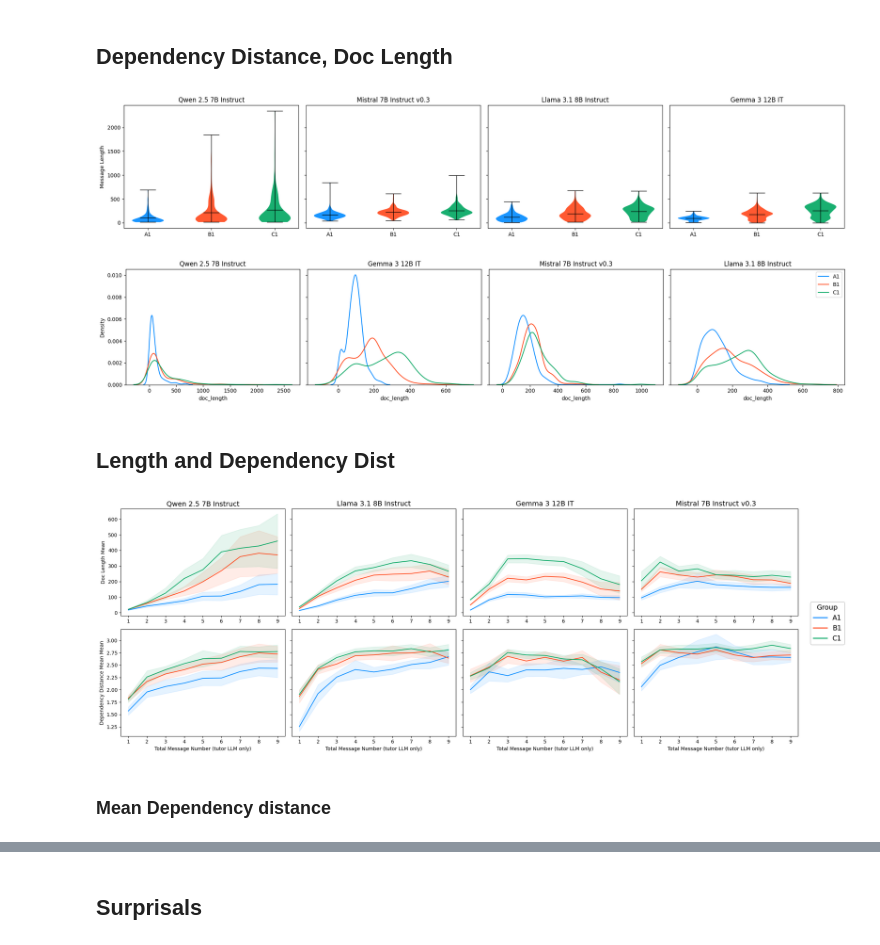
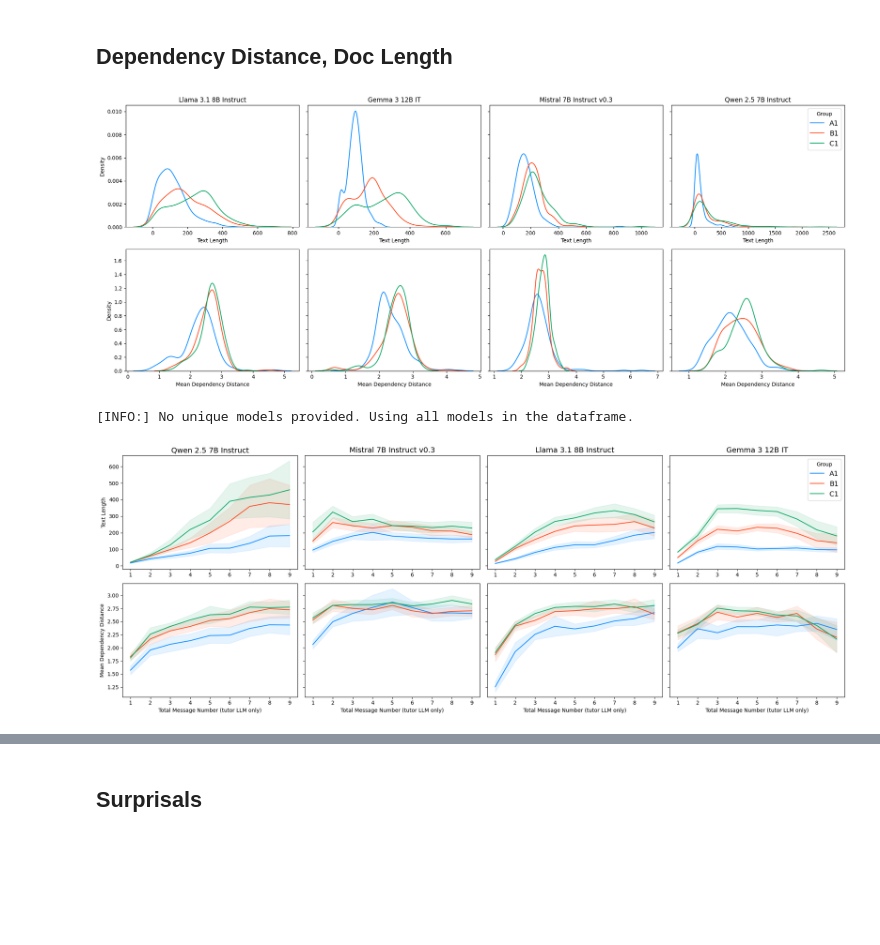
Before and after one commit to INTERACT-LLM/alignment-drift-llms, a Jupyter notebook: src/plotting.ipynb, the cells around one changed output, grey strips where cells are left out. Cells and saved outputs as stored; diff of their text form; code cells hidden in the pictures; blank space fills up the shorter version.

Commit message:
feat: update naming of plots, remove old unused plots

```diff
--- a/src/plotting.ipynb
+++ b/src/plotting.ipynb
@@ -25,10 +24,14 @@ for dir in [curves_dir, dist_dir, violins_dir]:
 # for giving shorter names in df
 model_dict = {
     "meta-llama--Llama-3.1-8B-Instruct": "Llama 3.1 8B Instruct",
+    "google--gemma-3-12b-it": "Gemma 3 12B IT",
+    "mistralai--Mistral-7B-Instruct-v0.3": "Mistral 7B Instruct v0.3",
     "Qwen--Qwen2.5-7B-Instruct": "Qwen 2.5 7B Instruct",
-    "mistralai--Mistral-7B-Instruct-v0.3": "Mistral 7B Instruct v0.3",
-    "google--gemma-3-12b-it": "Gemma 3 12B IT",
 }
+
+unique_models = model_dict.values()
+
+pad_inches = 0.1
 # %% [markdown]
 ## TEXT STATS: Load and Process
 # %%
@@ -120,30 +122,17 @@ cols = ["doc_length", "proportion_unique_tokens", "dependency_distance_mean", "n
 agg_df = aggregate_df(assistant_df, cols_to_aggregate=cols, ci_to_cols=True)
 # %%
-fig = violin_plot(
-    assistant_df,  # Use the full dataset
-    x_vars=["doc_length"],  # Pass raw values instead of mean
-    group_var="group",
-    model_var="model",
-    y_label_texts=["Message Length"]
-)
+fig = distribution_plot(assistant_df,
+                        x_vars=["doc_length", "dependency_distance_mean"],
+                        group_var="group",
+                        model_var="model",
+                        unique_models=unique_models,
+                        normalize=True,
+                        x_label_texts=["Text Length", "Mean Dependency Distance"],
+                        density_lines=True)
 
-fig.savefig(violins_dir / "doc_length_violin.png", dpi=300)
+fig.savefig(dist_dir / "doc_length_and_MDD_dist.png", dpi=300, bbox_inches="tight", pad_inches=pad_inches)
 # %% [output]
-[figure, old version]
+[figure, new version]
-# %%
-fig = distribution_plot(assistant_df,
-                        x_vars=["doc_length"],
-                        group_var="group",
-                        model_var="model",
-                        normalize=True,
-                        x_label_texts=["doc_length"],
-                        density_lines=True)
-
-fig.savefig(dist_dir / "doc_length_dist.png", dpi=300)
-# %% [output]
-[figure, removed]
-# %% [markdown]
-## Length and Dependency Dist
 # %%
 cols = ["doc_length", "dependency_distance_mean"] # consider number of sentences
 vars = [f"{col}_mean" for col in cols]
@@ -157,10 +146,10 @@ fig = line_plot_variables(df=agg_df,
                     group_var="group",
                     model_var="model",
                     x_label_text="Total Message Number (tutor LLM only)",
+                    y_label_texts=["Text Length", "Mean Dependency Distance"],
                     group_colors=colors)
 
-fig.savefig(curves_dir / "doc_length_and_MDD.png", dpi=300)
+fig.savefig(curves_dir / "doc_length_and_MDD_curve.png", dpi=300, bbox_inches="tight", pad_inches=pad_inches)
 # %% [output]
+[INFO:] No unique models provided. Using all models in the dataframe.
-[figure, old version]
+[figure, new version]
-# %% [markdown]
-### Mean Dependency distance
```
Also changed, not shown: parts of 13 cells of this notebook, 20 other files.
